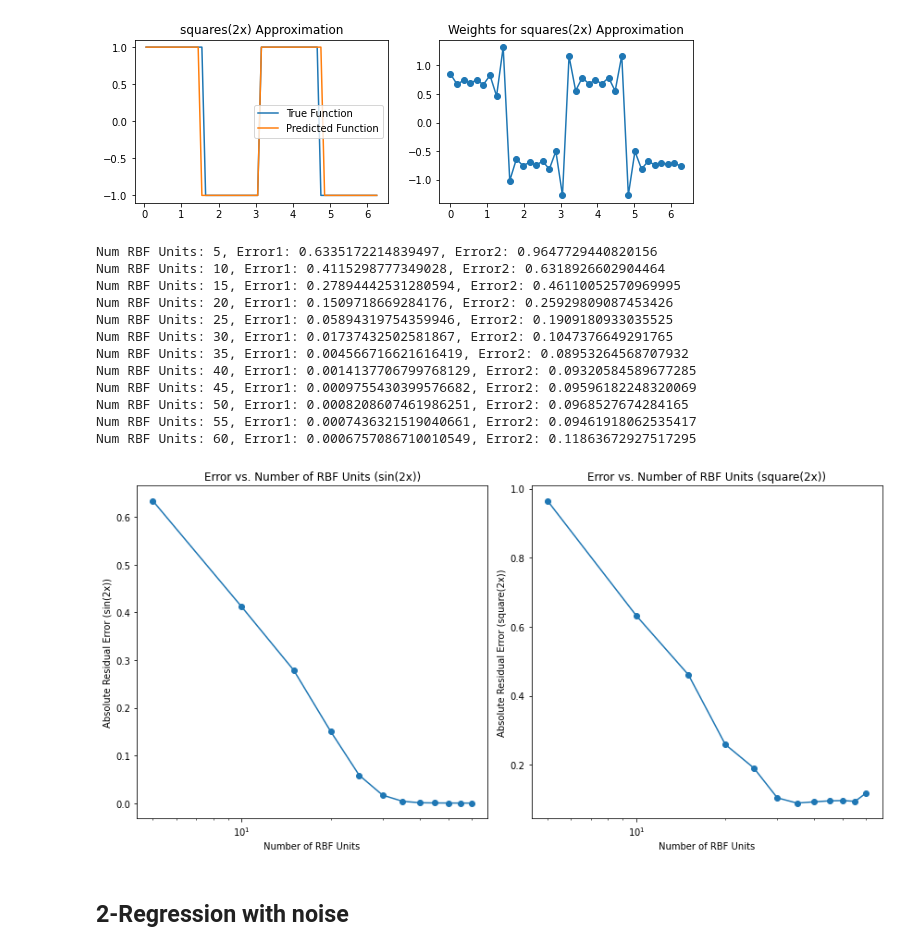
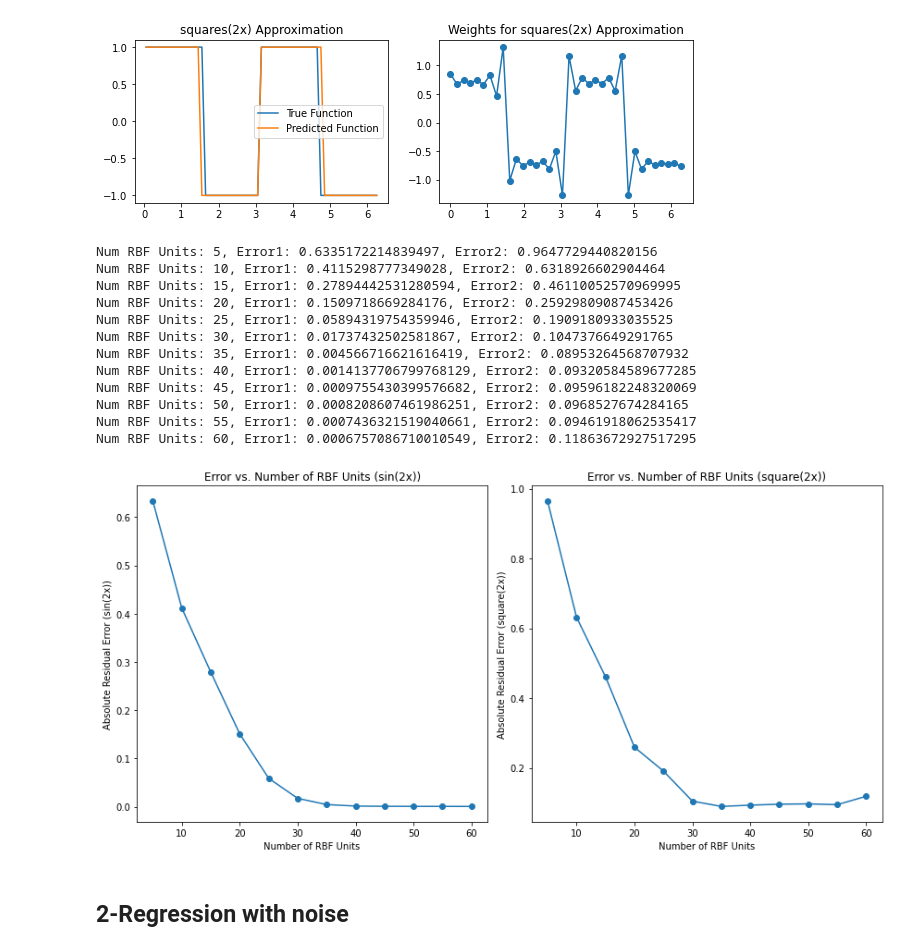
Before and after one commit to kyebinan/Deep_Learning_KTH, a Jupyter notebook: LAB2/notebook3.ipynb, the cells around one changed output. Drawn from its saved outputs; the diff is of its cells as text; code cells hidden in the pictures.

```diff
--- a/LAB2/notebook3.ipynb
+++ b/LAB2/notebook3.ipynb
@@ -59,7 +60,7 @@ variance = 0.1
 network = rbf.RBFNetwork(centers[:, np.newaxis], variance)
 network.batch_least_squares(X_train[:, np.newaxis], y2_train[:, np.newaxis])
 y2_pred = network.make_prediction(X_test[:, np.newaxis])
-y2_pred = np.where(y2_pred >= 0, 1, -1)
+y2_pred = utils.threshold_function(y2_pred, threshold=0)
 network.plot_prediction(X_test, y2_test, y2_pred, title="squares(2x)")
 # %% [output]
 [figure]
@@ -100,35 +101,33 @@ for i in range(len(num_rbf_units_range)):
 
 plt.figure(figsize=(12, 6))
 
 plt.subplot(1, 2, 1)
 plt.plot(results['num_rbf_units'], results['error1'], marker='o')
-plt.xscale('log')
 plt.xlabel('Number of RBF Units')
 plt.ylabel('Absolute Residual Error (sin(2x))')
 plt.title('Error vs. Number of RBF Units (sin(2x))')
 
 plt.subplot(1, 2, 2)
 plt.plot(results['num_rbf_units'], results['error2'], marker='o')
-plt.xscale('log')
 plt.xlabel('Number of RBF Units')
 plt.ylabel('Absolute Residual Error (square(2x))')
 plt.title('Error vs. Number of RBF Units (square(2x))')
 
 plt.tight_layout()
 plt.show()
 # %% [output]
 Num RBF Units: 5, Error1: 0.6335172214839497, Error2: 0.9647729440820156
 Num RBF Units: 10, Error1: 0.4115298777349028, Error2: 0.6318926602904464
 Num RBF Units: 15, Error1: 0.27894442531280594, Error2: 0.46110052570969995
 Num RBF Units: 20, Error1: 0.1509718669284176, Error2: 0.25929809087453426
 Num RBF Units: 25, Error1: 0.05894319754359946, Error2: 0.1909180933035525
 Num RBF Units: 30, Error1: 0.01737432502581867, Error2: 0.1047376649291765
 Num RBF Units: 35, Error1: 0.004566716621616419, Error2: 0.08953264568707932
 Num RBF Units: 40, Error1: 0.0014137706799768129, Error2: 0.09320584589677285
 Num RBF Units: 45, Error1: 0.0009755430399576682, Error2: 0.09596182248320069
 Num RBF Units: 50, Error1: 0.0008208607461986251, Error2: 0.0968527674284165
 Num RBF Units: 55, Error1: 0.0007436321519040661, Error2: 0.09461918062535417
 Num RBF Units: 60, Error1: 0.0006757086710010549, Error2: 0.11863672927517295
-[figure, old version]
+[figure, new version]
 # %% [markdown]
 ## 2-Regression with noise
```
Also changed, not shown: parts of 5 cells of this notebook, 2 other files.
